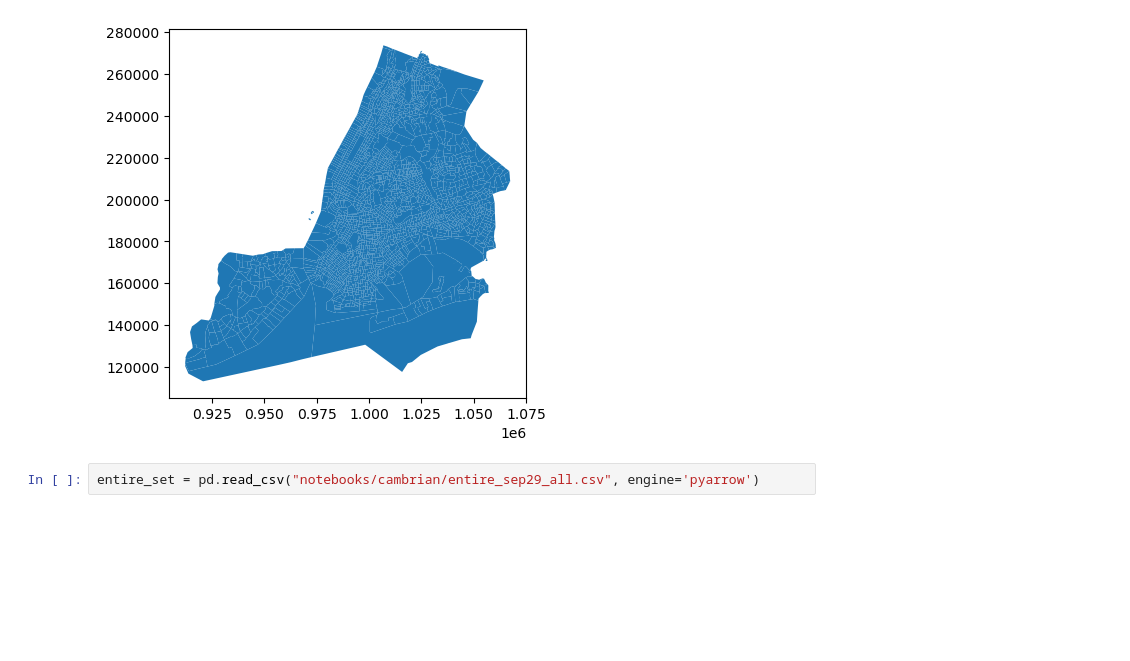
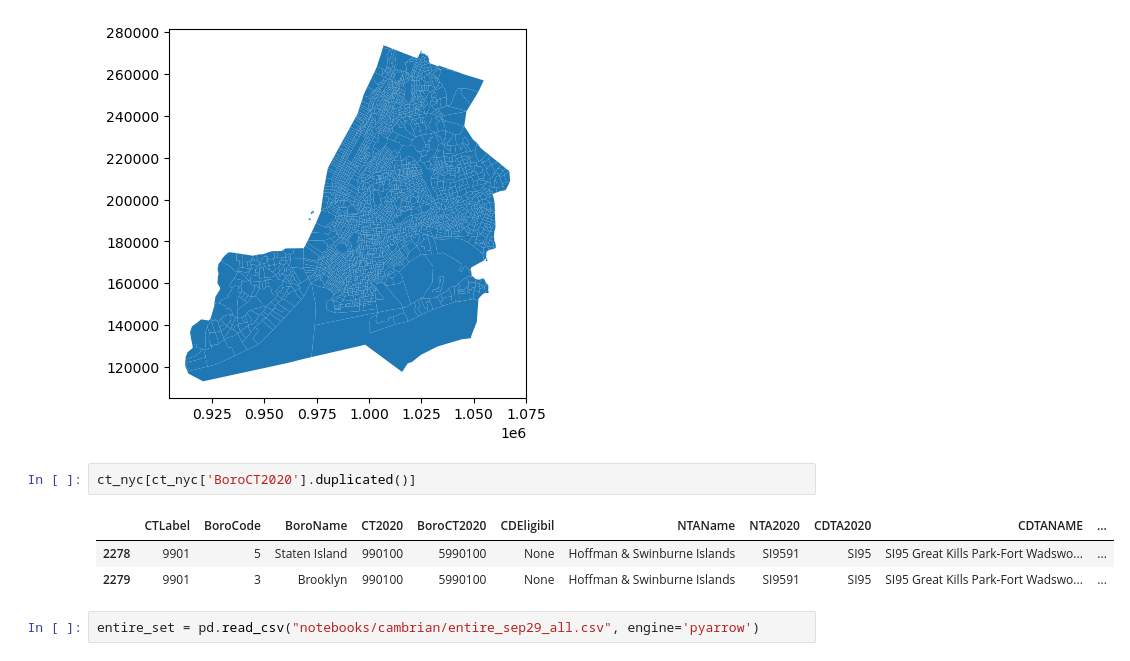
Before and after one commit to pendulating/bayflood, a Jupyter notebook: ct_level_dataset.ipynb, the cells around one changed output. Saved outputs shown, nothing was run; the diff lists cells and outputs as text; blank space fills up the shorter version.

```diff
--- a/ct_level_dataset.ipynb
+++ b/ct_level_dataset.ipynb
@@ -15,6 +15,12 @@ ct_nyc.plot()
 # %% [output]
 <Axes: >
 [figure]
+# %%
+ct_nyc[ct_nyc['BoroCT2020'].duplicated()]
+# %% [output]
+|  | CTLabel | BoroCode | BoroName | CT2020 | BoroCT2020 | CDEligibil | NTAName | NTA2020 | CDTA2020 | CDTANAME | ... |
+| 2278 | 9901 | 5 | Staten Island | 990100 | 5990100 | None | Hoffman & Swinburne Islands | SI9591 | SI95 | SI95 Great Kills Park-Fort Wadswo... | ... |
+| 2279 | 9901 | 3 | Brooklyn | 990100 | 5990100 | None | Hoffman & Swinburne Islands | SI9591 | SI95 | SI95 Great Kills Park-Fort Wadswo... | ... |
 # %%
 entire_set = pd.read_csv("notebooks/cambrian/entire_sep29_all.csv", engine='pyarrow')
 # %%
```
Also changed, not shown: parts of 7 cells of this notebook.
